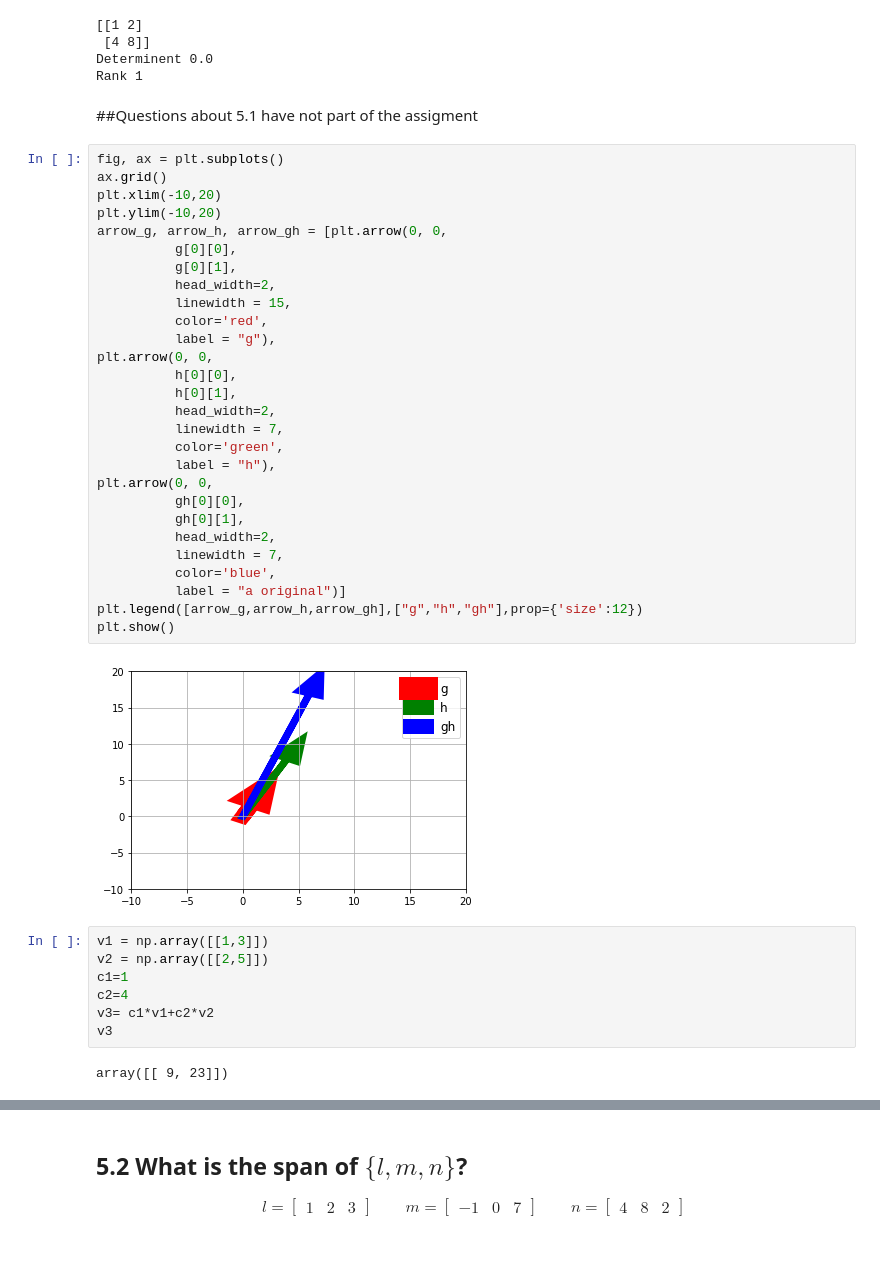
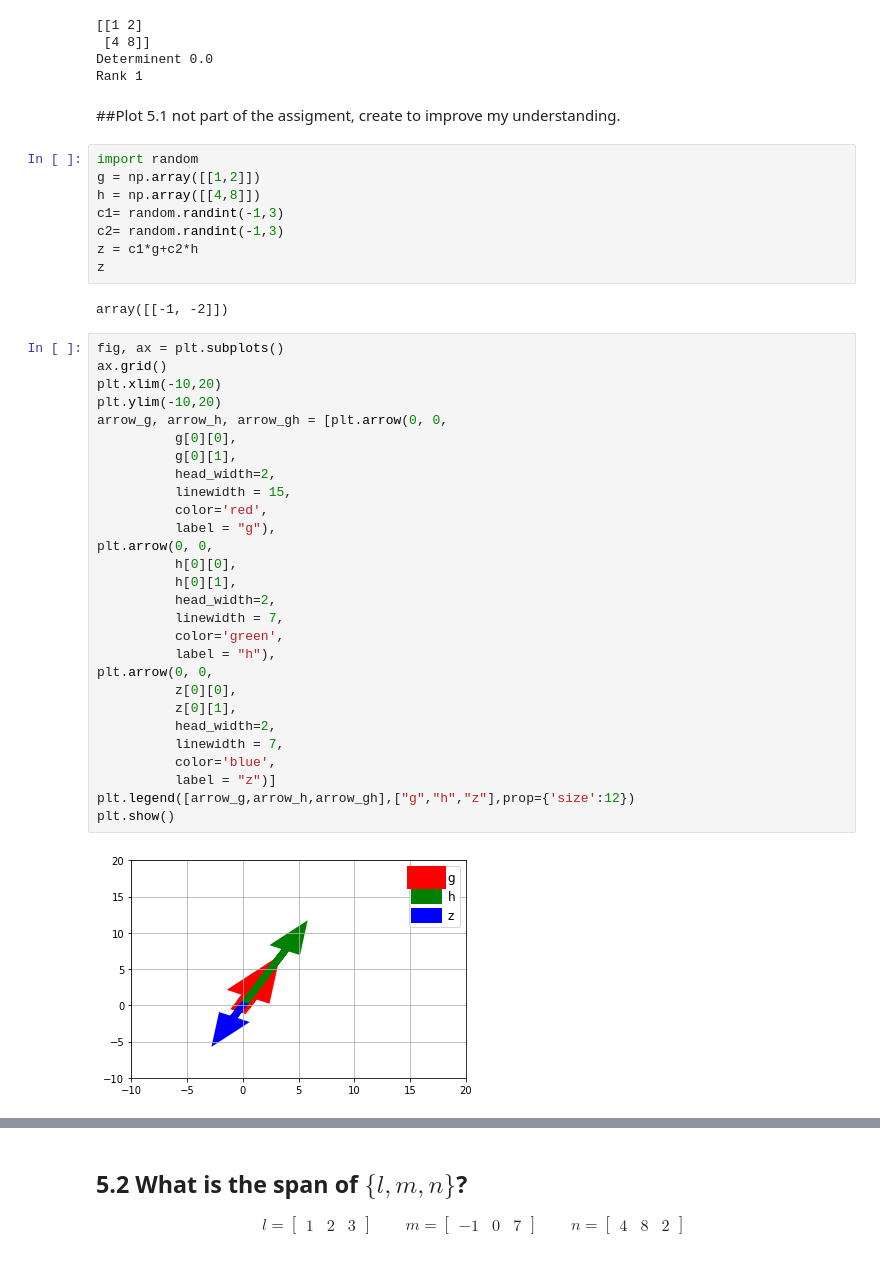
Before and after one commit to urenajose/DS-Unit-1-Sprint-3-Linear-Algebra, a Jupyter notebook: Jose_DS_132_Intermediate_Linear_Algebra_Assignment.ipynb, the cells around one changed output, grey strips where cells are left out. Cells and saved outputs as stored; diff of their text form.

```diff
--- a/Jose_DS_132_Intermediate_Linear_Algebra_Assignment.ipynb
+++ b/Jose_DS_132_Intermediate_Linear_Algebra_Assignment.ipynb
@@ -339,43 +339,44 @@ print("Rank",np.linalg.matrix_rank(GH))
 Determinent 0.0
 Rank 1
 # %% [markdown]
-##Questions about 5.1 have not part of the assigment
+##Plot 5.1 not part of the assigment, create to improve my understanding.
+# %%
+import random
+g = np.array([[1,2]])
+h = np.array([[4,8]])
+c1= random.randint(-1,3)
+c2= random.randint(-1,3)
+z = c1*g+c2*h
+z
+# %% [output]
+array([[-1, -2]])
 # %%
 fig, ax = plt.subplots()
 ax.grid()
 plt.xlim(-10,20)
 plt.ylim(-10,20)
 arrow_g, arrow_h, arrow_gh = [plt.arrow(0, 0,
           g[0][0],
           g[0][1],
           head_width=2,
           linewidth = 15,
           color='red',
           label = "g"),
 plt.arrow(0, 0,
           h[0][0],
           h[0][1],
           head_width=2,
           linewidth = 7,
           color='green',
           label = "h"),
 plt.arrow(0, 0,
-          gh[0][0],
-          gh[0][1],
+          z[0][0],
+          z[0][1],
           head_width=2,
           linewidth = 7,
           color='blue',
-          label = "a original")]
-plt.legend([arrow_g,arrow_h,arrow_gh],["g","h","gh"],prop={'size':12})
+          label = "z")]
+plt.legend([arrow_g,arrow_h,arrow_gh],["g","h","z"],prop={'size':12})
 plt.show()
 # %% [output]
-[figure, old version]
+[figure, new version]
-# %%
-v1 = np.array([[1,3]])
-v2 = np.array([[2,5]])
-c1=1
-c2=4
-v3= c1*v1+c2*v2
-v3
-# %% [output]
-array([[ 9, 23]])
```
Also changed, not shown: parts of 3 cells of this notebook.
